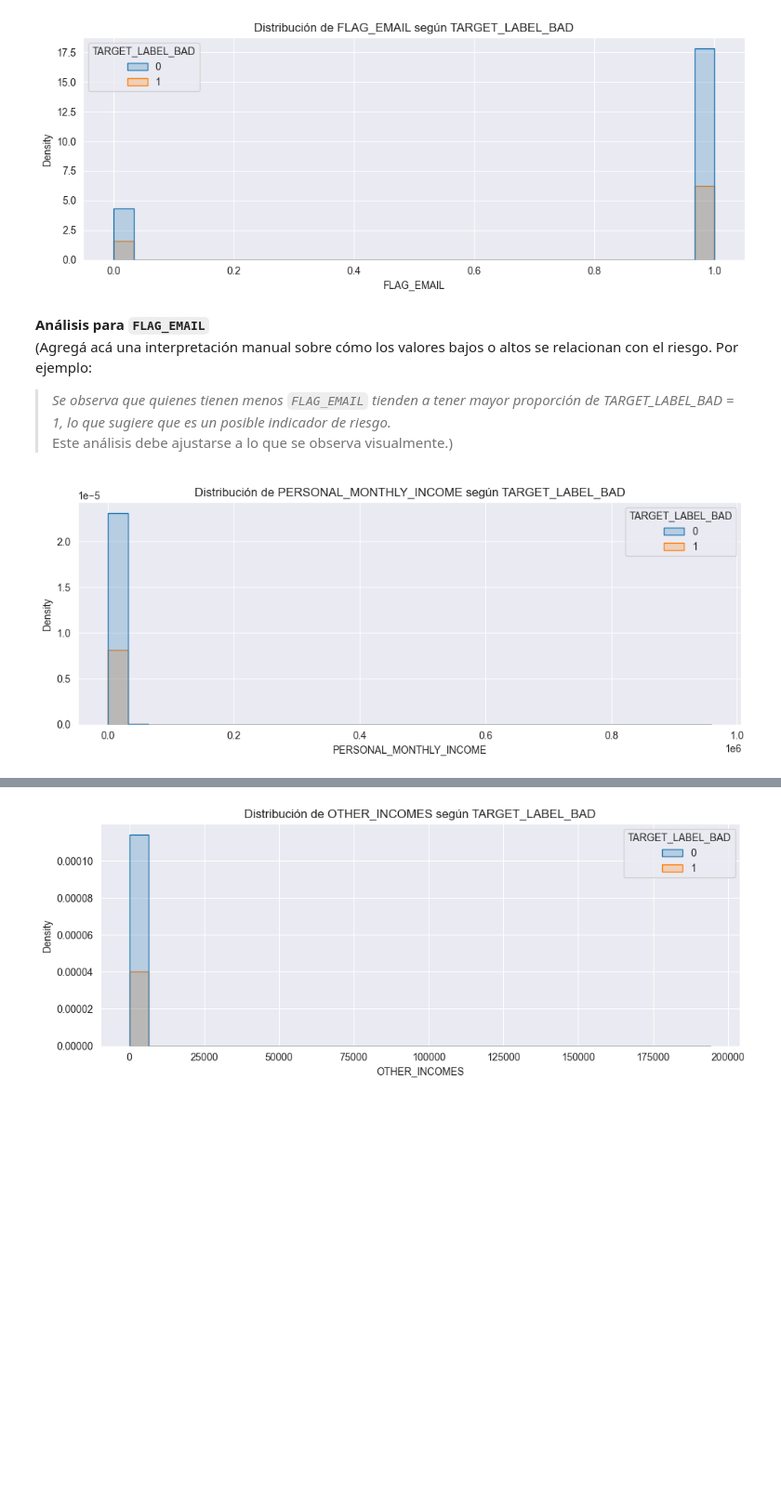
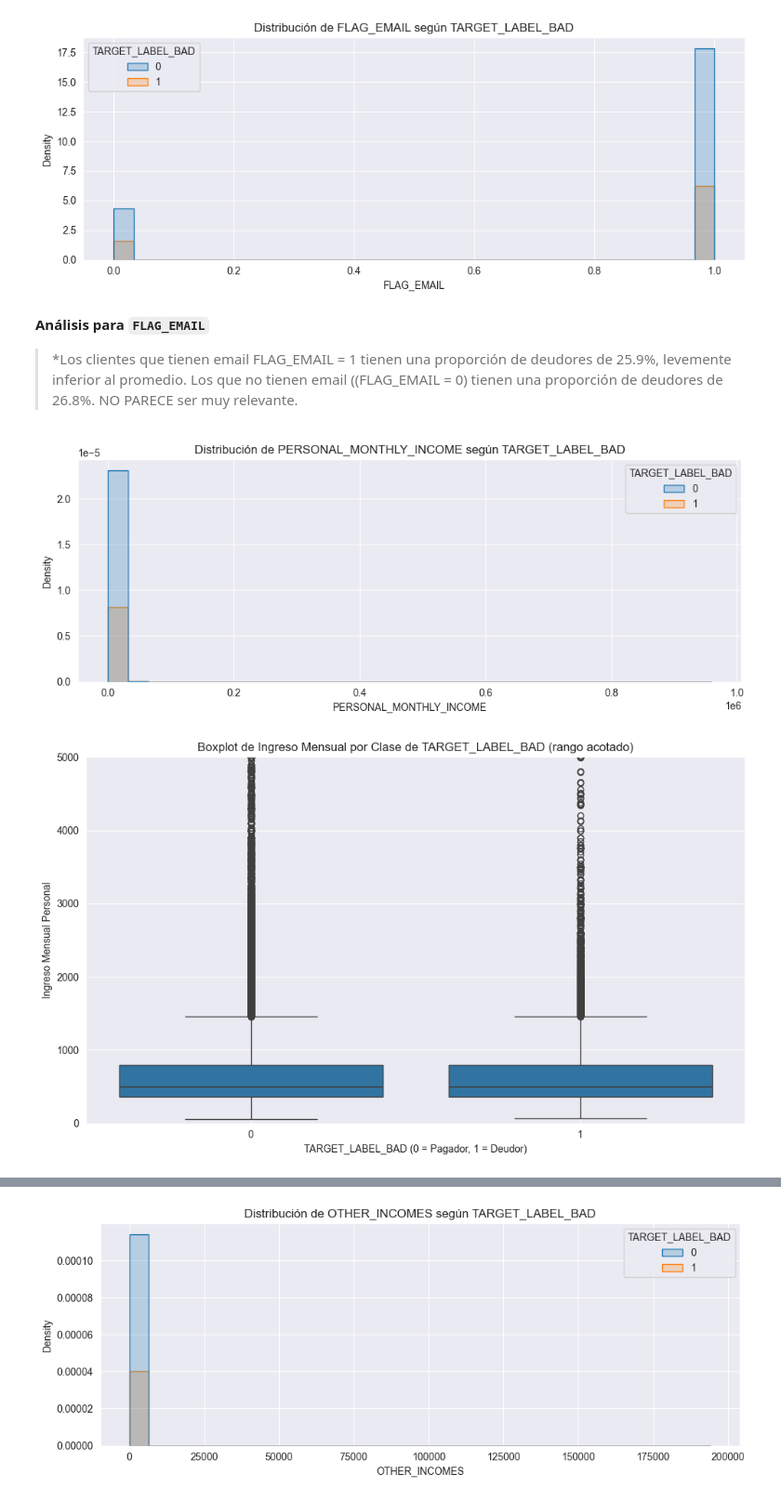
Before and after one commit to alkimer/CreditRiskAnalysisProject, a Jupyter notebook: credit_risk_analysis/EDA/EDA_Ustarroz_Numericos.ipynb, the cells around one changed output, grey strips where cells are left out. Shown at 93% size. Drawn from its saved outputs; the diff is of its cells as text; code cells hidden in the pictures; blank space fills up the shorter version.

```diff
--- a/credit_risk_analysis/EDA/EDA_Ustarroz_Numericos.ipynb
+++ b/credit_risk_analysis/EDA/EDA_Ustarroz_Numericos.ipynb
@@ -325,5 +358,27 @@ plt.title("Distribución de MONTHS_IN_RESIDENCE según TARGET_LABEL_BAD")
 plt.grid(True)
 plt.tight_layout()
 plt.show()
+
+
+# Cargar el dataset
+df.rename(columns={"TARGET_LABEL_BAD=1": "TARGET_LABEL_BAD"}, inplace=True)
+
+# Definir los rangos para agrupar los meses de residencia
+bins = [0, 6, 12, 24, 60, 120, float("inf")]
+labels = ["0-6", "7-12", "13-24", "25-60", "61-120", "120+"]
+
+# Crear una nueva columna con los rangos
+df["RESIDENCE_BIN"] = pd.cut(df["MONTHS_IN_RESIDENCE"], bins=bins, labels=labels, include_lowest=True)
+
+# Calcular proporciones de pagadores y deudores en cada rango
+residence_bin_dist = df.groupby("RESIDENCE_BIN")["TARGET_LABEL_BAD"].value_counts(normalize=True).unstack().rename(
+    columns={0: "Proporción Pagadores", 1: "Proporción Deudores"}
+)
+
+# Agregar la cantidad total de registros por rango
+residence_bin_dist["Cantidad Total"] = df["RESIDENCE_BIN"].value_counts()
+
+# Mostrar la tabla
+print(residence_bin_dist)
 # %% [output]
 [figure]
@@ -344,18 +405,30 @@ plt.show()
 [figure]
 # %% [markdown]
 **Análisis para `FLAG_EMAIL`**
-(Agregá acá una interpretación manual sobre cómo los valores bajos o altos se relacionan con el riesgo. Por ejemplo:
-> *Se observa que quienes tienen menos `FLAG_EMAIL` tienden a tener mayor proporción de TARGET_LABEL_BAD = 1, lo que sugiere que es un posible indicador de riesgo.*
-Este análisis debe ajustarse a lo que se observa visualmente.)
+> *Los clientes que tienen email FLAG_EMAIL = 1 tienen una proporción de deudores de 25.9%, levemente inferior al promedio.
+Los que no tienen email ((FLAG_EMAIL = 0) tienen una proporción de deudores de 26.8%. NO PARECE ser muy relevante.
 # %%
 # Gráfico de distribución para PERSONAL_MONTHLY_INCOME
 plt.figure(figsize=(10, 4))
 sns.histplot(data=df, x="PERSONAL_MONTHLY_INCOME", hue="TARGET_LABEL_BAD", bins=30, element="step", stat="density")
 plt.title("Distribución de PERSONAL_MONTHLY_INCOME según TARGET_LABEL_BAD")
 plt.grid(True)
 plt.tight_layout()
 plt.show()
+
+
+# Visualización de outliers con límites en el eje y
+plt.figure(figsize=(10, 6))
+sns.boxplot(data=df, x="TARGET_LABEL_BAD", y="PERSONAL_MONTHLY_INCOME")
+plt.ylim(0, 5000)  # limitar el eje Y para ver mejor el rango central
+plt.title("Boxplot de Ingreso Mensual por Clase de TARGET_LABEL_BAD (rango acotado)")
+plt.xlabel("TARGET_LABEL_BAD (0 = Pagador, 1 = Deudor)")
+plt.ylabel("Ingreso Mensual Personal")
+plt.grid(True)
+plt.tight_layout()
+plt.show()
 # %% [output]
 [figure]
+[figure, added]
 # %% [markdown]
 **Análisis para `PERSONAL_MONTHLY_INCOME`**
```
Also changed, not shown: parts of 15 cells of this notebook.
